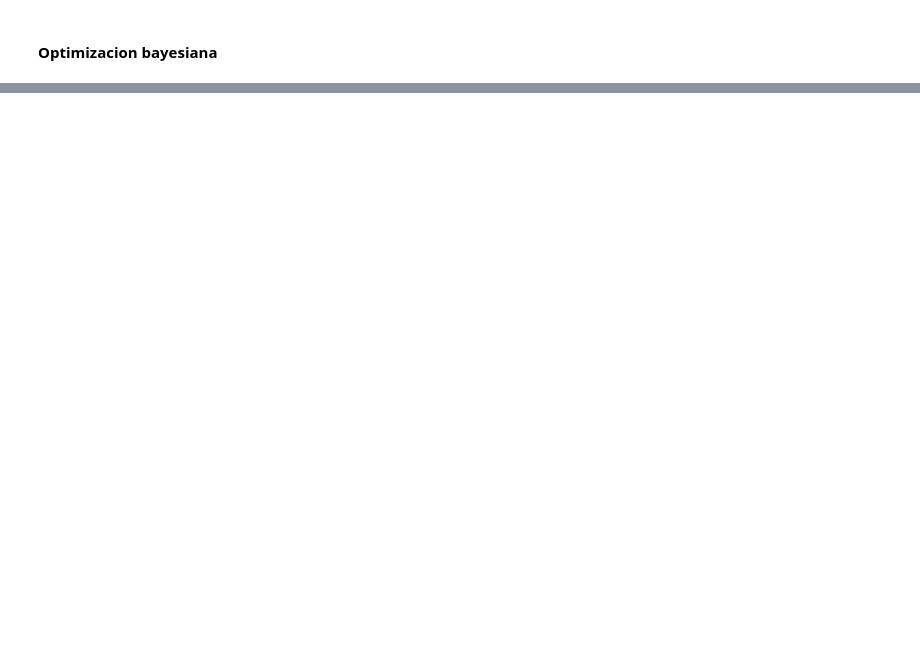
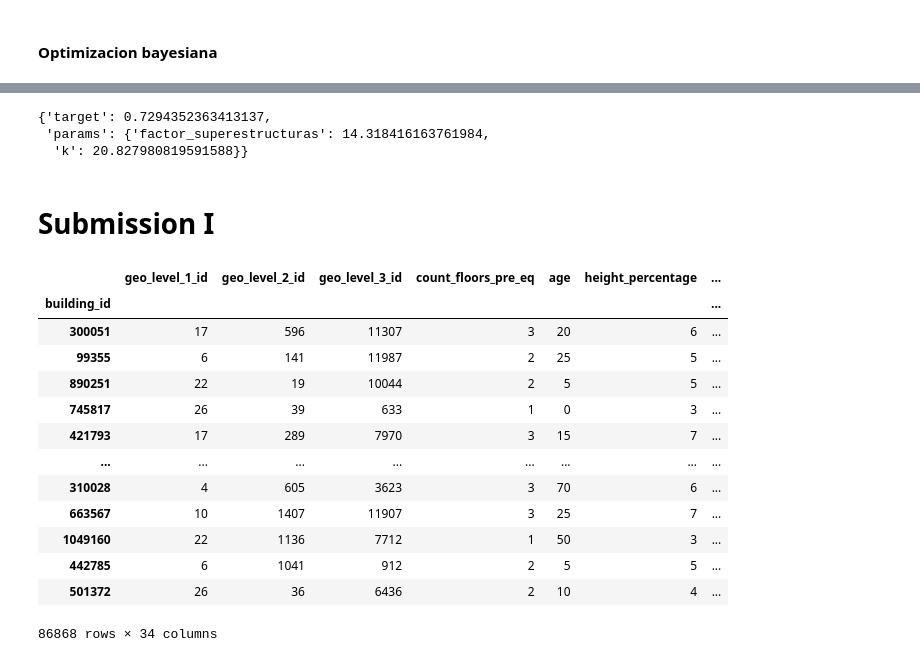
Before and after one commit to GuidoBergman/Datos---TP2-, a Jupyter notebook: KNN.ipynb, the cells around one changed output, grey strips where cells are left out. Cells and saved outputs as stored; diff of their text form; code cells hidden in the pictures; blank space fills up the shorter version.

```diff
--- a/KNN.ipynb
+++ b/KNN.ipynb
@@ -15,6 +19,7 @@ import pandas as pd
 train_labels = pd.read_csv('train_labels.csv', index_col='building_id')
 train_values = pd.read_csv('train_values.csv', index_col='building_id')
 merged = train_labels.merge(train_values, right_index=True, left_index=True)
+test_values = pd.read_csv('test_values.csv', index_col='building_id')
 # %% [markdown]
 # Feature Engenierg
 # %% [markdown]
@@ -189,0 +191,3 @@ optimizer.maximize(
+# %%
+train_values_short.drop(columns='has_secondary_use', inplace=True)
+# Tiro esta columna porque solamente indica lo mismo que otras
@@ -189,0 +213,3 @@ optimizer.maximize(
+# %%
+train_values_short['superestructure'] = merged.groupby(superestructures).damage_grade.transform('mean')
+train_values_short.drop(columns=superestructures, inplace=True)
@@ -189,0 +305,49 @@ optimizer.maximize(
+# %%
+optimizer.max
+# %% [output]
+{'target': 0.7294352363413137,
+ 'params': {'factor_superestructuras': 14.318416163761984,
+  'k': 20.827980819591588}}
+# %% [markdown]
+# Submission I
+# %%
+# Hago los cambios que en las columnas que habia hecho antes pero para el set de test
+
+cols_irrelvantes = ["land_surface_condition", "area_percentage",
+                    "position", "count_families"]
+test_values_short = test_values.drop(columns=cols_irrelvantes)
+
+
+categoricas = ['foundation_type', 'roof_type', 'ground_floor_type', "other_floor_type",
+              "plan_configuration", "legal_ownership_status"]
+
+# Aca reemplazo por el promedio en el set de datos
+for col in categoricas:
+    dic = (merged[[col, 'damage_grade']].groupby(col).mean().to_dict()['damage_grade'])
+    test_values_short.replace({col:dic},inplace=True)
+
+
+
+train_values_short['geo_id'] = merged[['geo_level_1_id', 'geo_level_2_id', 'geo_level_3_id',
+    'damage_grade']].groupby(['geo_level_1_id', 'geo_level_2_id', 'geo_level_3_id'])\
+    .transform('mean')
+
+#values_short.drop(columns=['geo_level_1_id', 'geo_level_2_id', 'geo_level_3_id'],
+ #                      inplace=True)
+
+test_values_short
+# %% [output]
+|  | geo_level_1_id | geo_level_2_id | geo_level_3_id | count_floors_pre_eq | age | height_percentage | ... |
+| building_id |  |  |  |  |  |  | ... |
+| 300051 | 17 | 596 | 11307 | 3 | 20 | 6 | ... |
+| 99355 | 6 | 141 | 11987 | 2 | 25 | 5 | ... |
+| 890251 | 22 | 19 | 10044 | 2 | 5 | 5 | ... |
+| 745817 | 26 | 39 | 633 | 1 | 0 | 3 | ... |
+| 421793 | 17 | 289 | 7970 | 3 | 15 | 7 | ... |
+| ... | ... | ... | ... | ... | ... | ... | ... |
+| 310028 | 4 | 605 | 3623 | 3 | 70 | 6 | ... |
+| 663567 | 10 | 1407 | 11907 | 3 | 25 | 7 | ... |
+| 1049160 | 22 | 1136 | 7712 | 1 | 50 | 3 | ... |
+| 442785 | 6 | 1041 | 912 | 2 | 5 | 5 | ... |
+| 501372 | 26 | 36 | 6436 | 2 | 10 | 4 | ... |
+86868 rows × 34 columns
```
Also changed, not shown: parts of 26 cells of this notebook, 1 other file.
